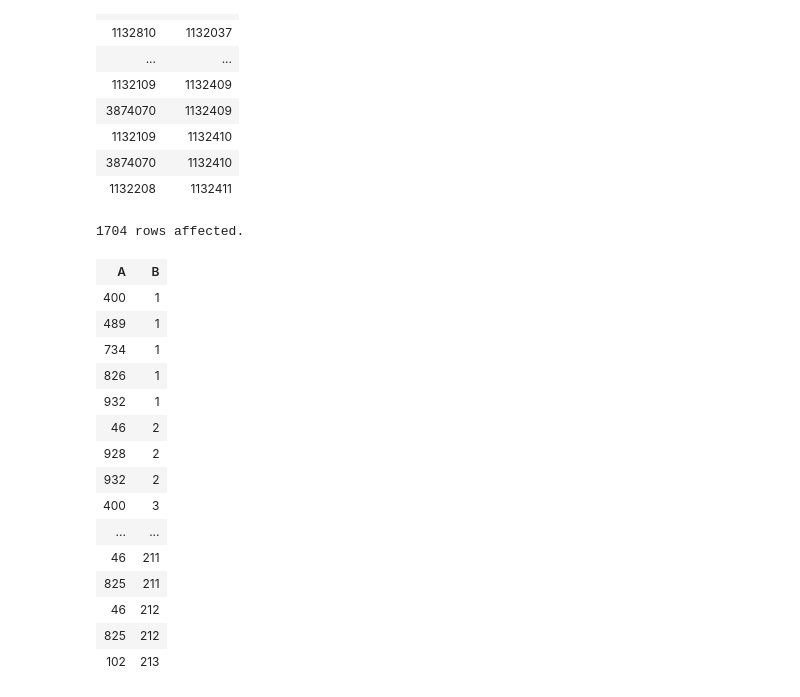
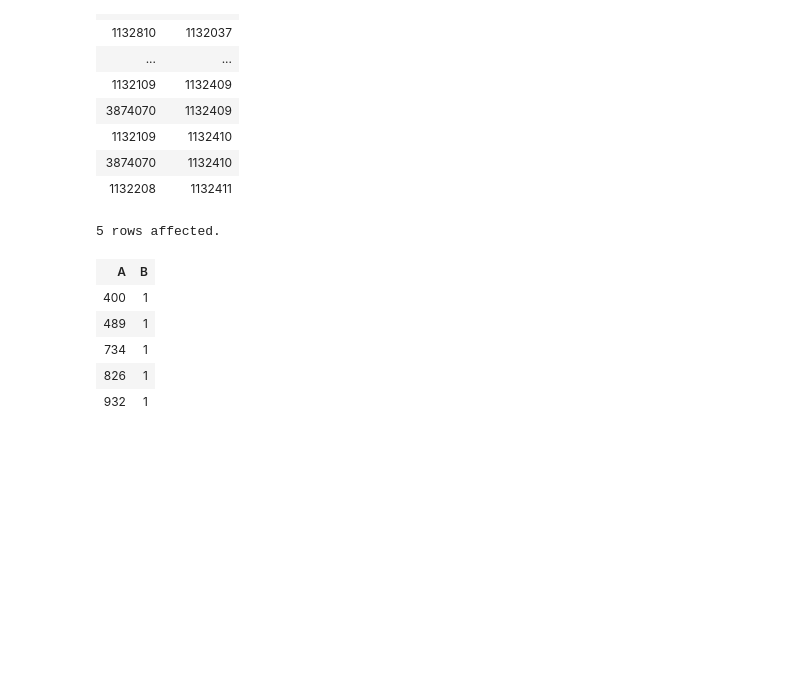
Before and after one commit to AgustinPardo/mycoRT, a Jupyter notebook: DB/cargaDBmycoRT.ipynb, the cells around one changed output. Cells and saved outputs as stored; diff of their text form; code cells hidden in the pictures; blank space fills up the shorter version.

```diff
--- a/DB/cargaDBmycoRT.ipynb
+++ b/DB/cargaDBmycoRT.ipynb
@@ -308,22 +323,13 @@ WHERE o1.mfinderID = r.A AND o2.mfinderID = r.B
 | 1132208 | 1132411 |
 # %%
 %%sql
-SELECT * FROM redRTOperons;
+SELECT * FROM redRTOperons
+LIMIT 5;
 # %% [output]
-1704 rows affected.
+5 rows affected.
 | A | B |
 | 400 | 1 |
 | 489 | 1 |
 | 734 | 1 |
 | 826 | 1 |
 | 932 | 1 |
-| 46 | 2 |
-| 928 | 2 |
-| 932 | 2 |
-| 400 | 3 |
-| ... | ... |
-| 46 | 211 |
-| 825 | 211 |
-| 46 | 212 |
-| 825 | 212 |
-| 102 | 213 |
```
Also changed, not shown: parts of 3 cells of this notebook, 6 other files.
